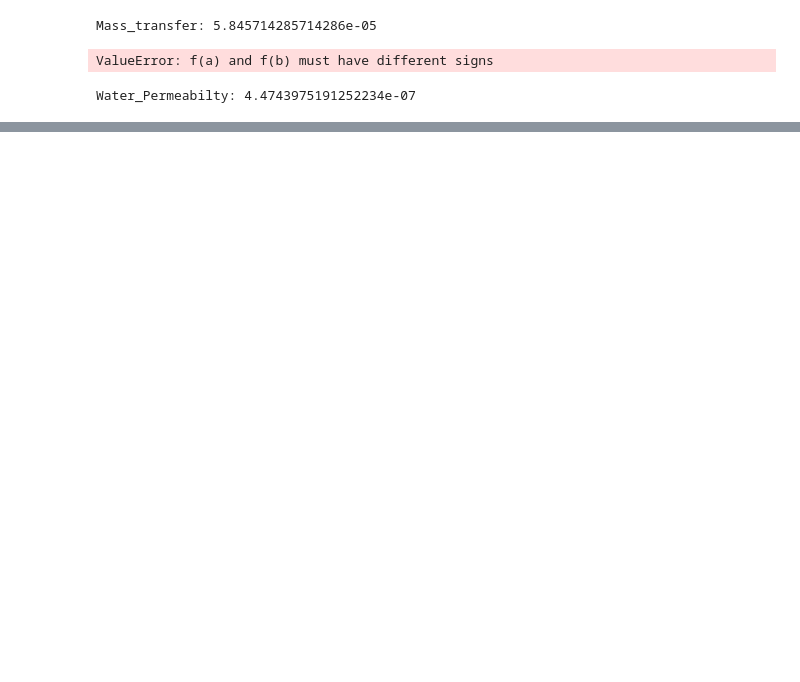
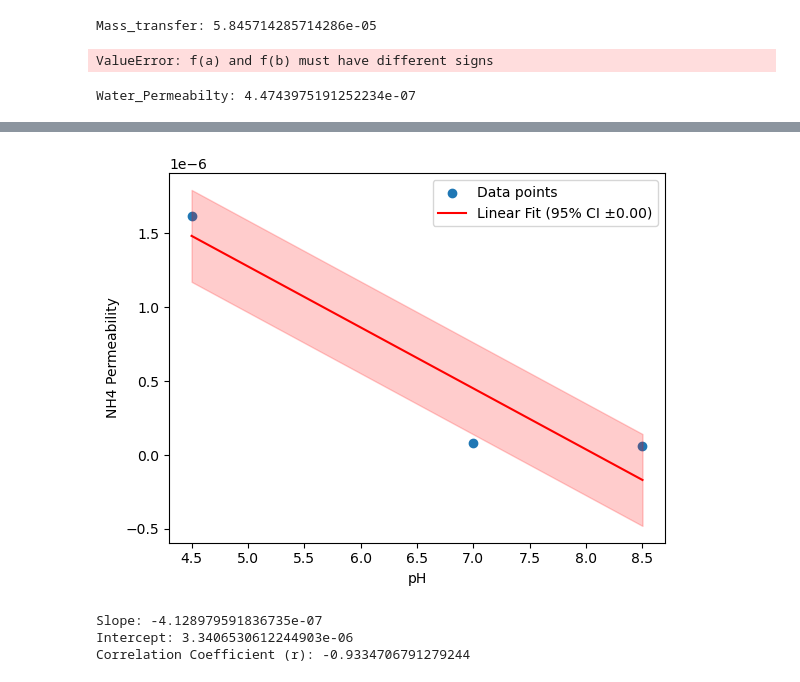
Before and after one commit to Nir-Water-Lab/High-Recovery-Effluent-RO, a Jupyter notebook: Dependencies_code_files/playground.ipynb, the cells around one changed output, grey strips where cells are left out. Drawn from its saved outputs; the diff is of its cells as text; code cells hidden in the pictures; blank space fills up the shorter version.

Commit message:
Interpolated NH4 permeability for pH 4.5 and 7

```diff
--- a/Dependencies_code_files/playground.ipynb
+++ b/Dependencies_code_files/playground.ipynb
@@ -66,0 +169,42 @@ Water_Permeabilty: 4.4743975191252234e-07
+# %%
+import numpy as np
+from scipy.stats import linregress
+import matplotlib.pyplot as plt
+
+# Data
+NH4_permeability = np.array([1.62e-6, 8.4e-7, 6e-7])
+pH = np.array([4.5, 7, 8.5])
+
+# Linear regression
+slope, intercept, r_value, p_value, std_err = linregress(pH, NH4_permeability)
+
+# Calculate fitted values
+fit_values = slope * pH + intercept
+
+# Calculate 95% confidence interval
+confidence_interval = 1.96 * std_err
+
+# Plotting the data and the linear fit
+plt.scatter(pH, NH4_permeability, label='Data points')
+plt.plot(pH, fit_values, color='red', label=f'Linear Fit (95% CI ±{confidence_interval:.2f})')
+
+# Plot confidence interval as shaded region
+plt.fill_between(pH, fit_values - confidence_interval, fit_values + confidence_interval, color='red', alpha=0.2)
+
+# Add labels and legend
+plt.xlabel('pH')
+plt.ylabel('NH4 Permeability')
+plt.legend()
+
+# Show the plot
+plt.show()
+
+# Display the slope, intercept, and correlation coefficient
+print(f"Slope: {slope}")
+print(f"Intercept: {intercept}")
+print(f"Correlation Coefficient (r): {r_value}")
+# %% [output]
+[figure, added]
+Slope: -4.128979591836735e-07
+Intercept: 3.3406530612244903e-06
+Correlation Coefficient (r): -0.9334706791279244
```
Also changed, not shown: parts of 2 cells of this notebook, 15 other files.
